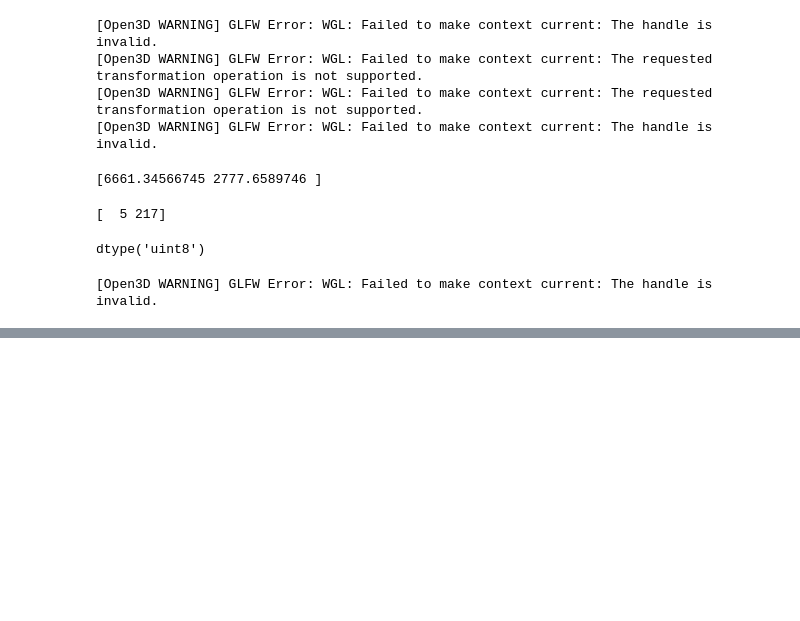
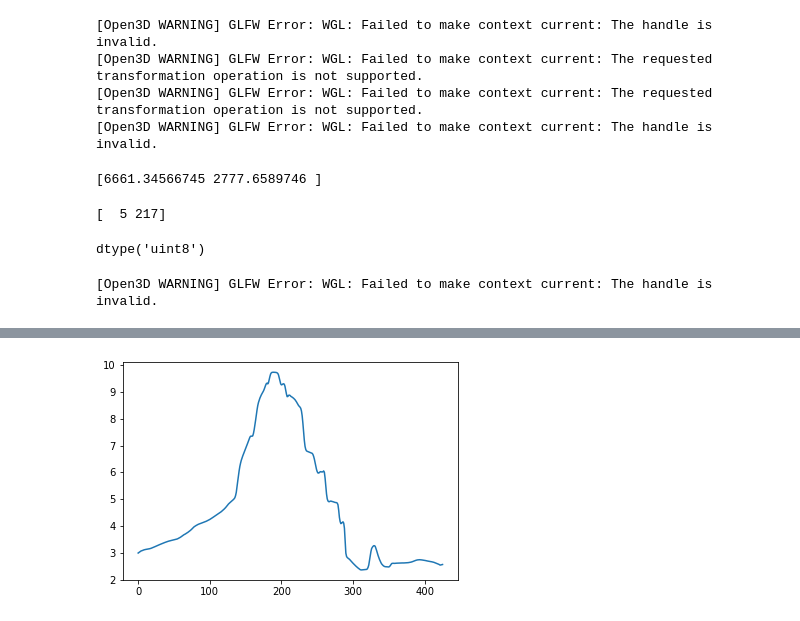
Before and after one commit to NitishJaiswal/3D-indoor-mapping, a Jupyter notebook: point_cloud_testing.ipynb, the cells around one changed output, grey strips where cells are left out. Drawn from its saved outputs; the diff is of its cells as text; code cells hidden in the pictures; blank space fills up the shorter version.

```diff
--- a/point_cloud_testing.ipynb
+++ b/point_cloud_testing.ipynb
@@ -306,0 +440,14 @@ o3d.visualization.draw_geometries([dense],
+# %%
+def shrink_array(ndarray, new_size):
+    old_size=ndarray.size
+    x=np.arange(0,old_size)
+    y=ndarray
+    f = interpolate.interp1d(x, y)
+    xnew=np.arange(0,old_size,old_size/new_size)
+    ynew=f(xnew)
+    print("returning array with size {}".format(ynew.size))
+    return ynew
+# %%
+b=np.zeros((426,640))
+for i in range(0,640):
+    b[:,i]=shrink_array(a[:,i],426)
@@ -306,0 +472,5 @@ o3d.visualization.draw_geometries([dense],
+# %%
+plt.plot(b[:,56])
+plt.show()
+# %% [output]
+[figure, added]
```
Also changed, not shown: parts of 38 cells of this notebook.
